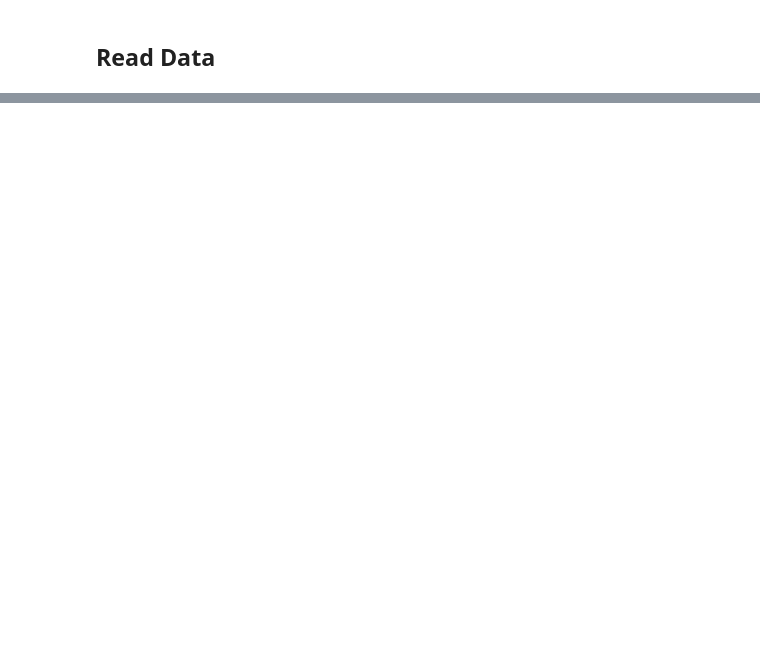
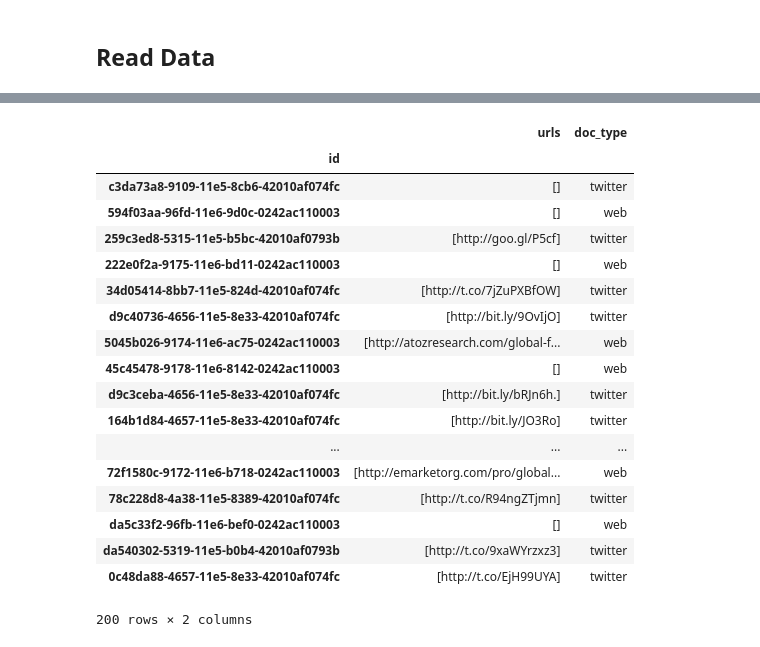
Before and after one commit to psmeros/SciLens, a Jupyter notebook: src/plotLinks.ipynb, the cells around one changed output, grey strips where cells are left out. Cells and saved outputs as stored; diff of their text form; code cells hidden in the pictures; blank space fills up the shorter version.

```diff
--- a/src/plotLinks.ipynb
+++ b/src/plotLinks.ipynb
@@ -45,17 +17,49 @@ documents.set_index('id')
+# %%
+query = """
+select *
+from
+(select id, body, doc_type
+from document
+where doc_type = 'web'
+limit 100) t1
+UNION
+(select id, body, doc_type
+from document
+where doc_type = 'twitter'
+limit 100)
+"""
+
+
+documents = queryDB(query, 'smeros', '', 'sciArticles')
+documents = documents.set_index('id')
 # %%
 def extractLinks(documents):
-    import re
-    from urllib.request import urlopen
-    from urllib.parse import urlparse
-    from urllib.error import HTTPError
 
     urlRegex = 'http[s]?://(?:[a-zA-Z]|[0-9]|[$-_@.&+]|[!*\(\),]|(?:%[0-9a-fA-F][0-9a-fA-F]))+'
 
-    urls = documents['body'].apply(lambda x: re.findall(urlRegex, x))
-    urls=urls.rename('urls')
-
-    documents = pd.DataFrame(pd.concat([documents['id'], urls], axis=1))
-    documents.set_index('id')
+    documents = documents.copy(deep=True)
+    documents['body'] = documents['body'].apply(lambda x: re.findall(urlRegex, x)).to_frame()
+    documents.rename(columns={'body': 'urls'}, inplace=True)
 
     return documents
-documents = extractLinks(documents.head(50))
+extractLinks(documents)
+# %% [output]
+|  | urls | doc_type |
+| id |  |  |
+| c3da73a8-9109-11e5-8cb6-42010af074fc | [] | twitter |
+| 594f03aa-96fd-11e6-9d0c-0242ac110003 | [] | web |
+| 259c3ed8-5315-11e5-b5bc-42010af0793b | [http://goo.gl/P5cf] | twitter |
+| 222e0f2a-9175-11e6-bd11-0242ac110003 | [] | web |
+| 34d05414-8bb7-11e5-824d-42010af074fc | [http://t.co/7jZuPXBfOW] | twitter |
+| d9c40736-4656-11e5-8e33-42010af074fc | [http://bit.ly/9OvIjO] | twitter |
+| 5045b026-9174-11e6-ac75-0242ac110003 | [http://atozresearch.com/global-f... | web |
+| 45c45478-9178-11e6-8142-0242ac110003 | [] | web |
+| d9c3ceba-4656-11e5-8e33-42010af074fc | [http://bit.ly/bRJn6h.] | twitter |
+| 164b1d84-4657-11e5-8e33-42010af074fc | [http://bit.ly/JO3Ro] | twitter |
+| ... | ... | ... |
+| 72f1580c-9172-11e6-b718-0242ac110003 | [http://emarketorg.com/pro/global... | web |
+| 78c228d8-4a38-11e5-8389-42010af074fc | [http://t.co/R94ngZTjmn] | twitter |
+| da5c33f2-96fb-11e6-bef0-0242ac110003 | [] | web |
+| da540302-5319-11e5-b0b4-42010af0793b | [http://t.co/9xaWYrzxz3] | twitter |
+| 0c48da88-4657-11e5-8e33-42010af074fc | [http://t.co/EjH99UYA] | twitter |
+200 rows × 2 columns
```
Also changed, not shown: parts of 11 cells of this notebook, 1 other file.
